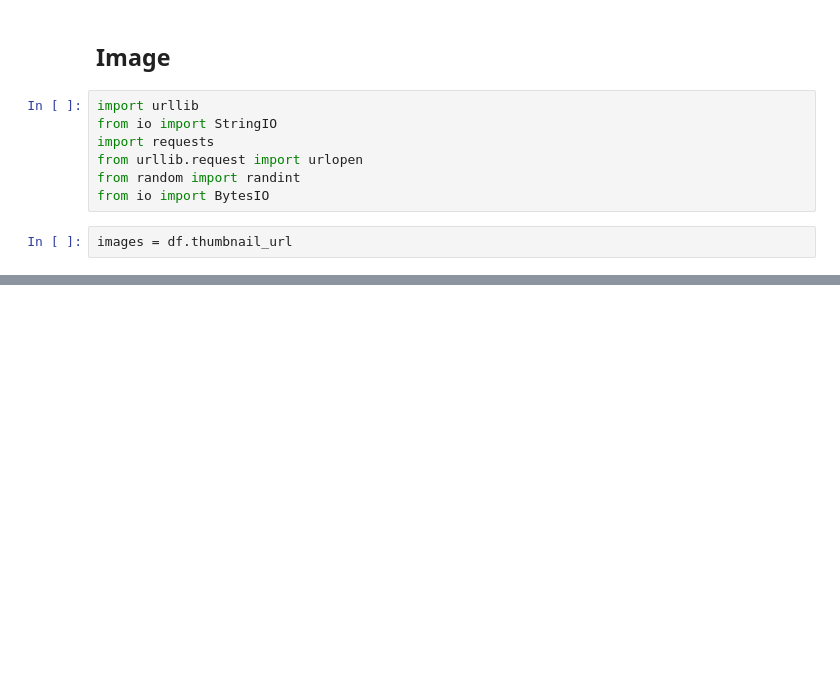
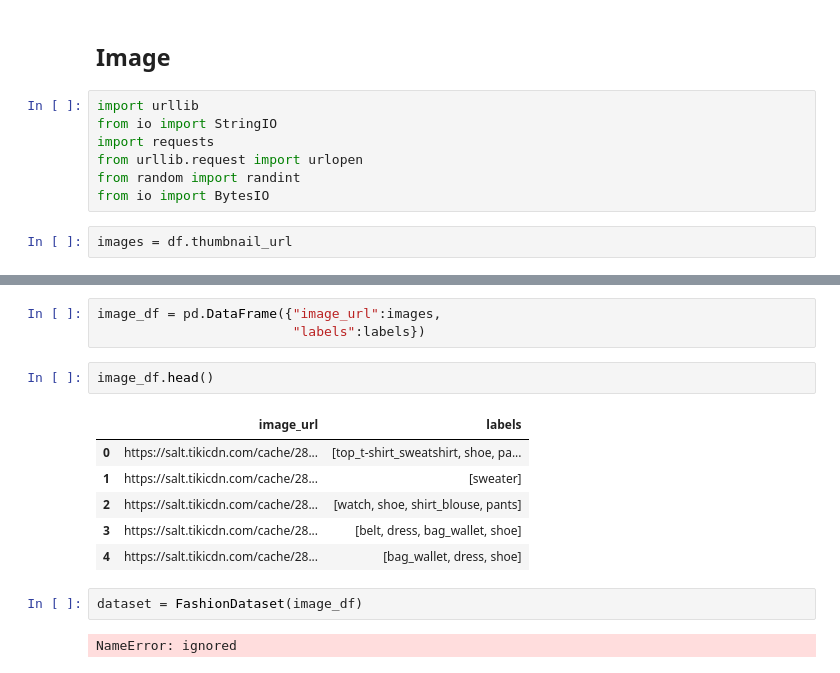
Before and after one commit to truongthuanr/transfer, a Jupyter notebook: 08_SSSMarket_truongthuan.ipynb, the cells around one changed output, grey strips where cells are left out. Cells and saved outputs as stored; diff of their text form; blank space fills up the shorter version.

```diff
--- a/08_SSSMarket_truongthuan.ipynb
+++ b/08_SSSMarket_truongthuan.ipynb
@@ -132,0 +374,16 @@ for i in range(0,25):
+# %%
+image_df = pd.DataFrame({"image_url":images,
+                         "labels":labels})
+# %%
+image_df.head()
+# %% [output]
+|  | image_url | labels |
+| 0 | https://salt.tikicdn.com/cache/28... | [top_t-shirt_sweatshirt, shoe, pa... |
+| 1 | https://salt.tikicdn.com/cache/28... | [sweater] |
+| 2 | https://salt.tikicdn.com/cache/28... | [watch, shoe, shirt_blouse, pants] |
+| 3 | https://salt.tikicdn.com/cache/28... | [belt, dress, bag_wallet, shoe] |
+| 4 | https://salt.tikicdn.com/cache/28... | [bag_wallet, dress, shoe] |
+# %%
+dataset = FashionDataset(image_df)
+# %% [output]
+NameError: ignored
```
Also changed, not shown: parts of 18 cells of this notebook.
